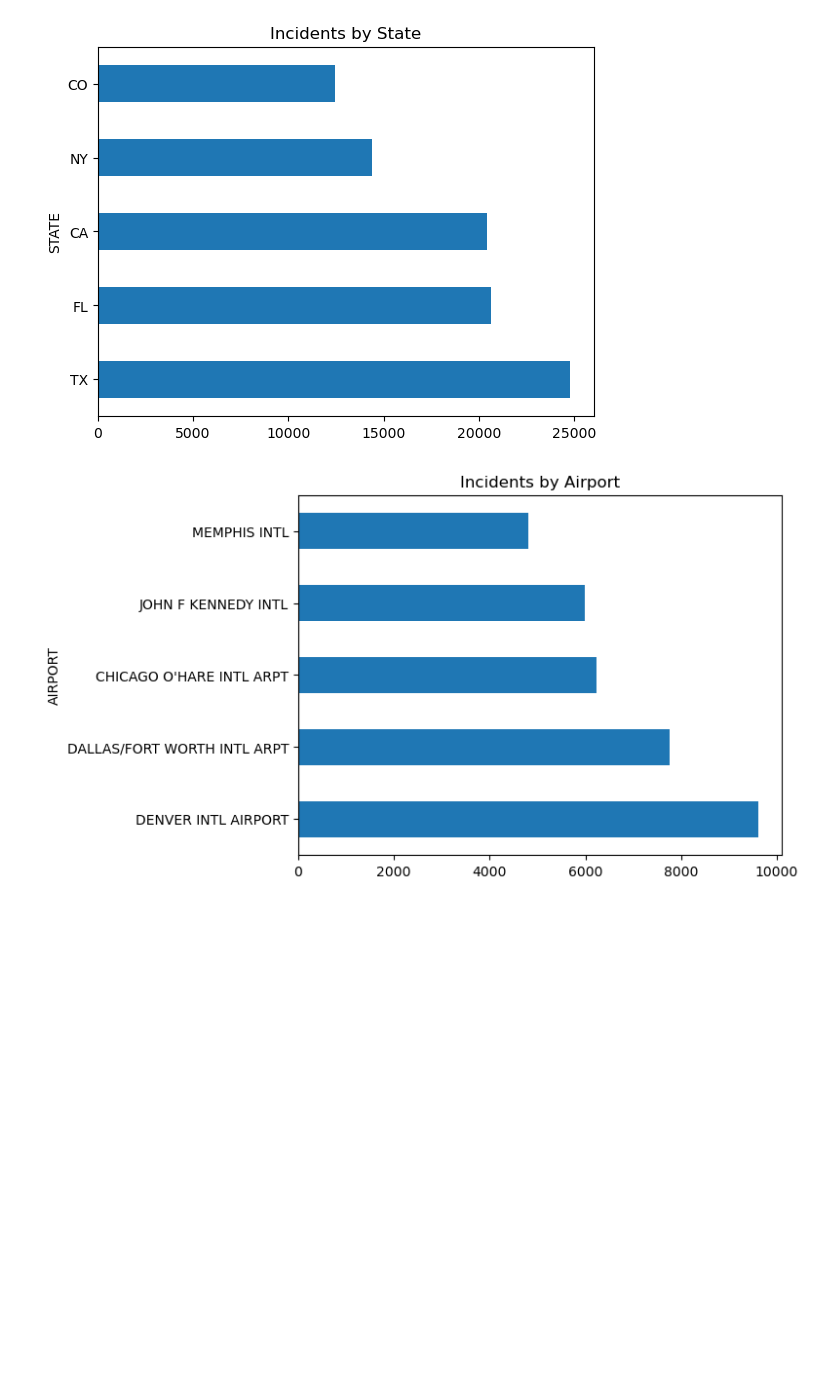
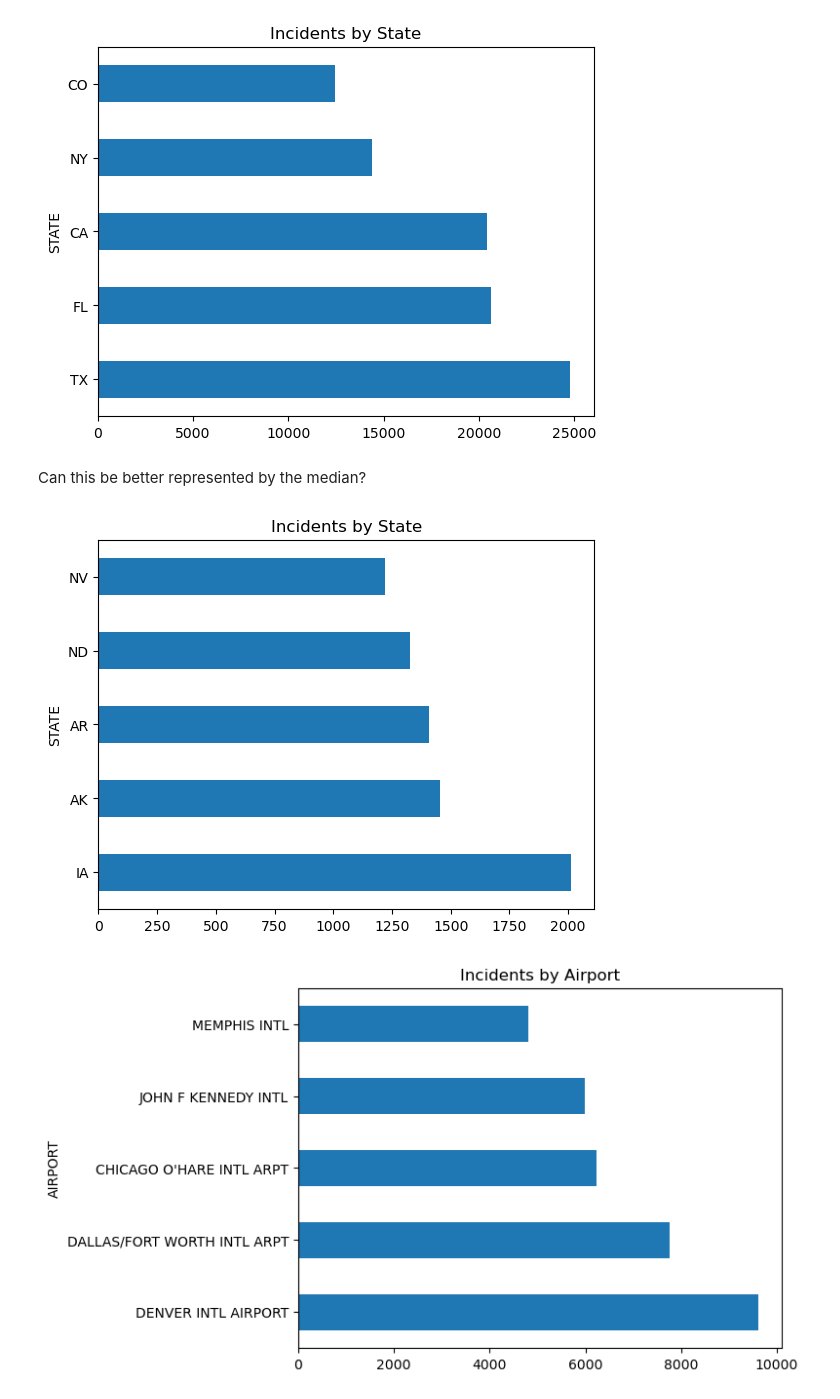
Before and after one commit to Austin-Heard/airplane-wildlife-strikes, a Jupyter notebook: notebooks/explore.ipynb, the cells around one changed output. Saved outputs shown, nothing was run; the diff lists cells and outputs as text; code cells hidden in the pictures; blank space fills up the shorter version.

```diff
--- a/notebooks/explore.ipynb
+++ b/notebooks/explore.ipynb
@@ -127,6 +152,16 @@ most_common_PHASE_OF_FLIGHT.plot(kind='pie', title='Incidents by Phase of Flight
 acs_db["STATE"].value_counts().sort_values(ascending=False).head(5).plot(kind='barh', title='Incidents by State');
 # %% [output]
 [figure]
+# %% [markdown]
+Can this be better represented by the median?
+# %%
+#Get the median
+acs_db["STATE"].value_counts().median()
+#Remove data greater than the median
+state_strikes_below_median = acs_db["STATE"].value_counts().where(acs_db["STATE"].value_counts() < acs_db["STATE"].value_counts().median()).dropna()
+state_strikes_below_median.sort_values(ascending=False).head(5).plot(kind='barh', title='Incidents by State');
+# %% [output]
+[figure, added]
 # %%
 acs_db["AIRPORT"].value_counts().sort_values(ascending=False).head(5).plot(kind='barh', title='Incidents by Airport');
 # %% [output]
```
Also changed, not shown: parts of 10 cells of this notebook, 1 other file.
